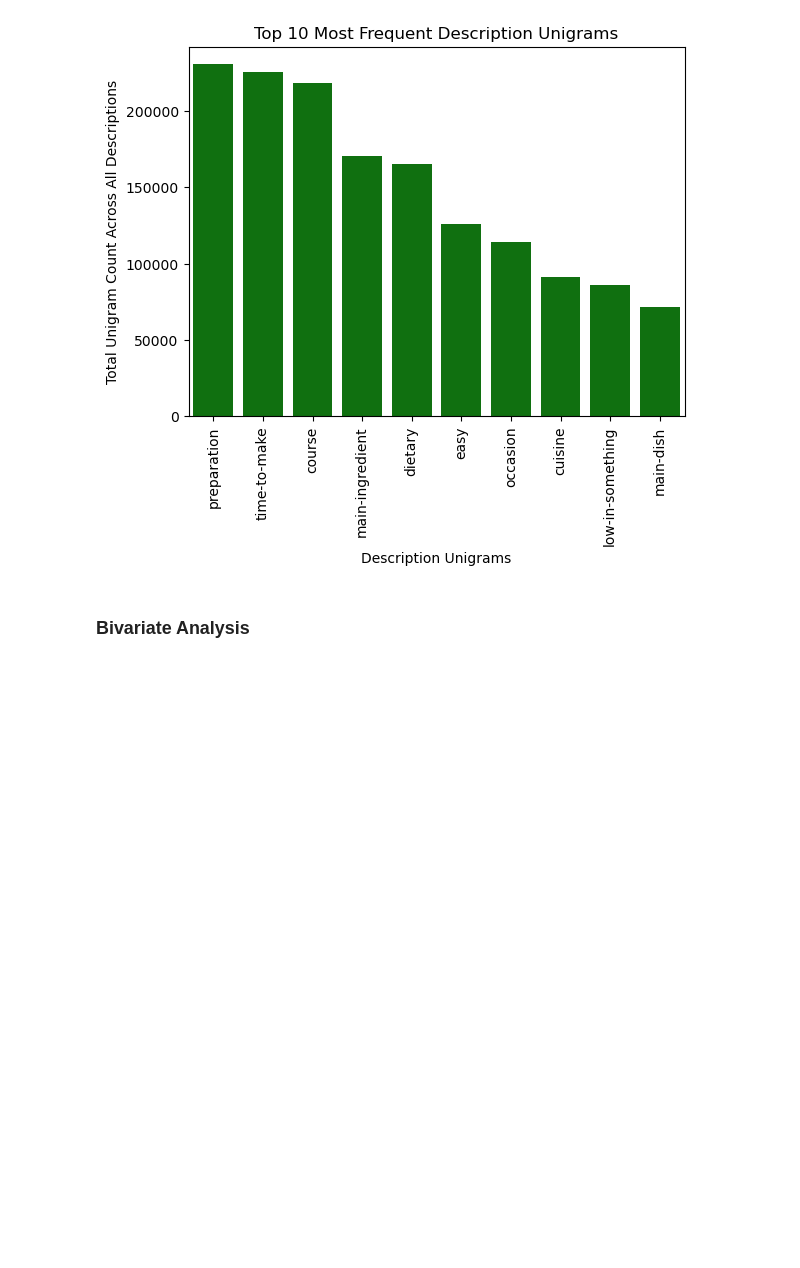
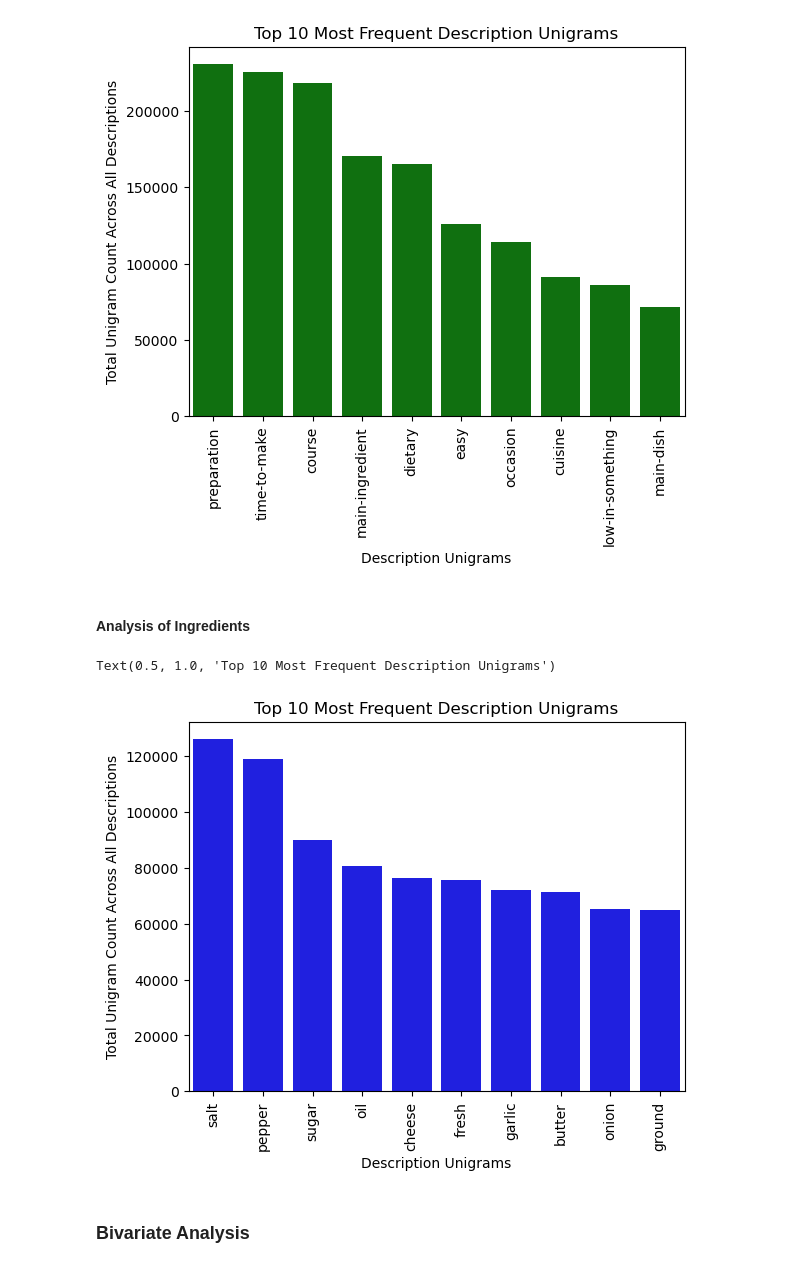
Before and after one commit to AlanDeLuna18/CSE-158-Assignment-2, a Jupyter notebook: EDA.ipynb, the cells around one changed output. Drawn from its saved outputs; the diff is of its cells as text; code cells hidden in the pictures; blank space fills up the shorter version.

```diff
--- a/EDA.ipynb
+++ b/EDA.ipynb
@@ -178,5 +165,25 @@ plt.title('Top 10 Most Frequent Description Unigrams')
 # %% [output]
 Text(0.5, 1.0, 'Top 10 Most Frequent Description Unigrams')
 [figure]
+# %% [markdown]
+#### Analysis of Ingredients
+# %%
+#Analyze the most repeated words in name:
+steps_cleaner = lambda x: str(x).replace('\'', '').replace('[', '').replace(']', '').replace(',', '')
+
+cleaned_ingredients = all_recipes_raw['ingredients'].apply(steps_cleaner)
+cleaned_descriptions_ingredients = pd.Series([word for step in cleaned_ingredients for word in step.split() if word not in stop_words])
+# %%
+ingredients_counts = cleaned_descriptions_ingredients.value_counts()
+top_ten_ingredients = ingredients_counts.sort_values().nlargest(n = 10)
+
+sns.barplot(top_ten_ingredients, color = 'blue')
+plt.xticks(rotation = 90)
+plt.xlabel('Description Unigrams')
+plt.ylabel('Total Unigram Count Across All Descriptions')
+plt.title('Top 10 Most Frequent Description Unigrams')
+# %% [output]
+Text(0.5, 1.0, 'Top 10 Most Frequent Description Unigrams')
+[figure, added]
 # %% [markdown]
 ### Bivariate Analysis
```
Also changed, not shown: parts of 3 cells of this notebook.
